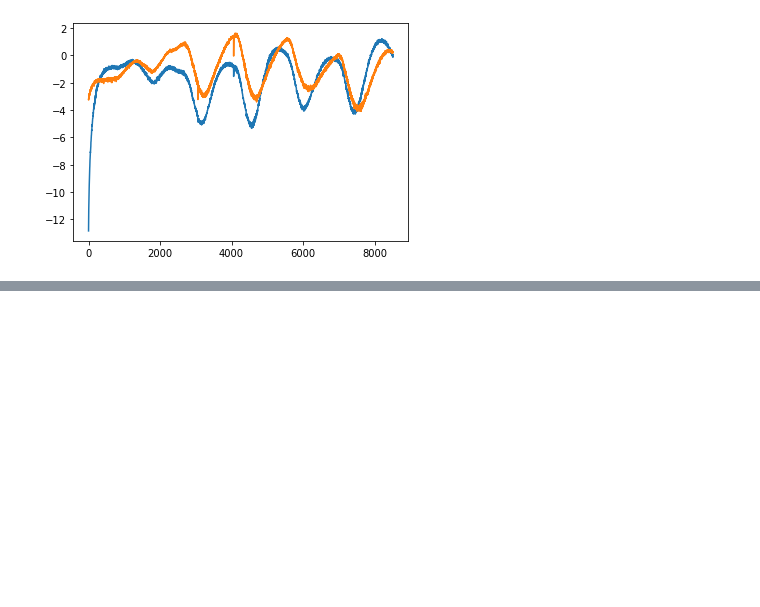
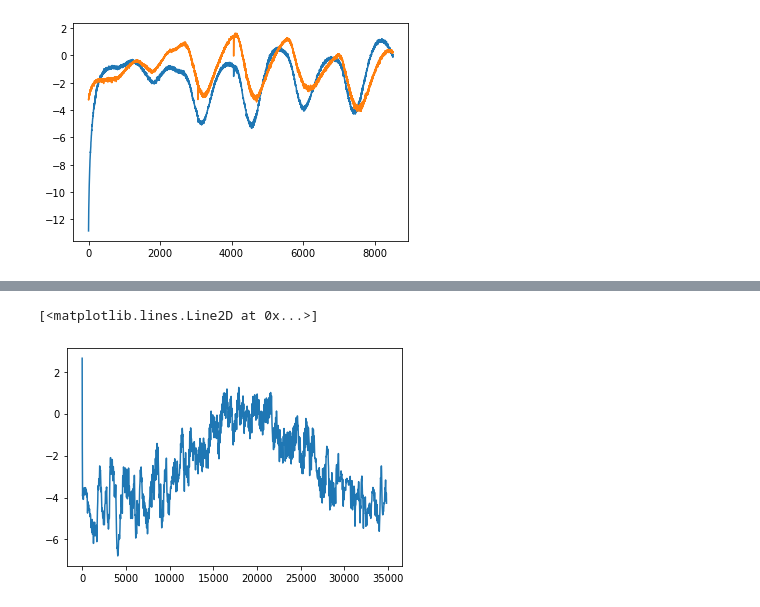
Before and after one commit to sanjin94/HTool-dev, a Jupyter notebook: initial_notebook/heat_transfer_pilot.ipynb, the cells around one changed output, grey strips where cells are left out. Cells and saved outputs as stored; diff of their text form; code cells hidden in the pictures; blank space fills up the shorter version.

```diff
--- a/initial_notebook/heat_transfer_pilot.ipynb
+++ b/initial_notebook/heat_transfer_pilot.ipynb
@@ -673,3 +673,11 @@ plt.plot(hf)
 # %% [output]
 [<matplotlib.lines.Line2D at 0x...>]
 [figure]
+# %%
+test_materijal = Material()
+#test_materijal.new_material('žbuka', cond=1, rho=1800, c=1000, l=0.02)
+test_materijal.new_material('beton', cond=2.6, rho=2400, c=1000, l=0.135)
+test_materijal.new_material('izolacija', cond=0.04, rho=40, c=1030, l=0.16)
+#test_materijal.new_material('žbuka', cond=1, rho=1800, c=1000, l=0.02)
+test_otpor = Resistance(test_materijal.layers, delta_x=0.005, delta_t=60*30)
+R_mat, tau, R_bound, mesh = test_otpor.resistance_tau()
@@ -675,0 +695,13 @@ plt.plot(hf)
+# %%
+outdoor_init = np.array([0 for i in range(60*60*3)])
+indoor_init = np.array([21 for i in range(60*60*3)])
+initial = np.array([10 for i in range(len(tau))])
+res_init = test_otpor.solve_he(R_mat, tau, R_bound, initial, indoor_init, outdoor_init)
+initial = res_init[-1][1:len(res_init[-1])-1]
+results = test_otpor.solve_he(R_mat, tau, R_bound, initial, indoor, outdoor)
+# %%
+q_calc, Q_calc = test_otpor.q_Q(results, mesh)
+plt.plot(q_calc)
+# %% [output]
+[<matplotlib.lines.Line2D at 0x...>]
+[figure, added]
```
Also changed, not shown: parts of 7 cells of this notebook, 5 other files.
